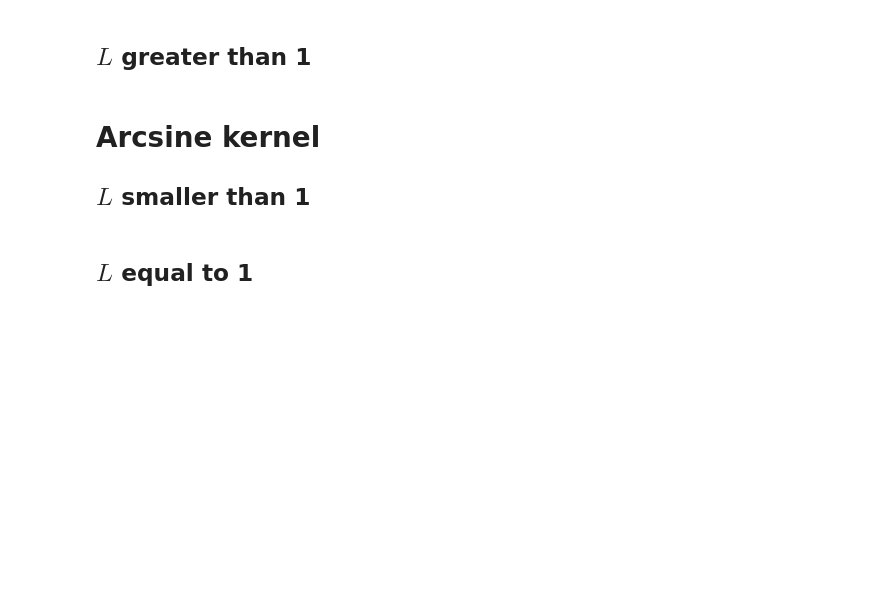
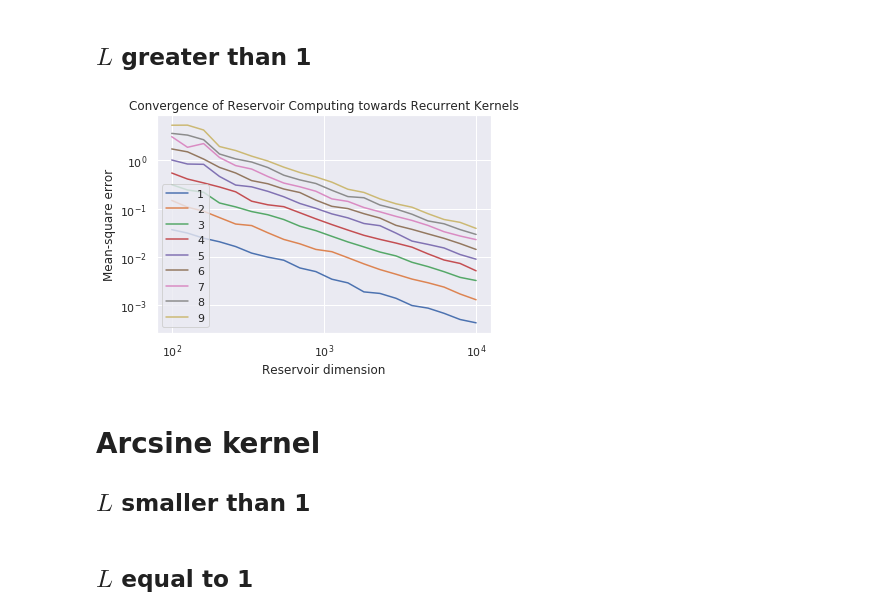
Before and after one commit to rubenohana/Reservoir-computing-kernels, a Jupyter notebook: convergence_lipschitz.ipynb, the cells around one changed output. Saved outputs shown, nothing was run; the diff lists cells and outputs as text; code cells hidden in the pictures; blank space fills up the shorter version.

```diff
--- a/convergence_lipschitz.ipynb
+++ b/convergence_lipschitz.ipynb
@@ -125,16 +139,21 @@ np.save('out/200521_conv_rc_lin_transition', error_transition)
 random_projection = 'gaussian'  # "gaussian" for RC, "structured" for SRC
 redraw = False  # to choose if weights are redrawn at each iteration
 
-n_rep = 40
+n_rep = 1
 input_len_range = np.arange(start=1, stop=10, step=1)
-n_res_range = np.logspace(2, 4, num=20, dtype=int)
-input_scale = .1  # scale of input in reservoir dynamics
-res_scale = 1  # scale of reservoir in dynamics
+input_dim = 100  # dimension of the time series, larger reduces the variance of the final result
+if random_projection == 'gaussian':
+    n_res_range = np.logspace(2, 4, num=20, dtype=int)
+elif random_projection == 'structured':
+    first_pow = 8
+    last_pow = 22  # 2**20 => ~10^6
+    n_res_range = np.logspace(first_pow, last_pow, num=last_pow-first_pow+1, base=2., dtype=int) - input_dim
+input_scale = 1  # scale of input in reservoir dynamics
+res_scale = 2  # scale of reservoir in dynamics
 n_input = 50 # number of time series, usually 50 is enough
-input_dim = 100  # dimension of the time series, larger reduces the variance of the final result
 
 loss = torch.nn.MSELoss()
-RK = RecKernel(function='linear', res_scale=res_scale, input_scale=input_scale, memory_efficient=False)
+RK = reckernel.RecKernel(function='linear', res_scale=res_scale, input_scale=input_scale, memory_efficient=False)
 
 error_chaos = torch.zeros(len(input_len_range), len(n_res_range), n_rep)
 for k in range(n_rep):
@@ -151,19 +170,21 @@ for k in range(n_rep):
 
             X_final = torch.zeros((n_input,n_res)).to(device)
             for n_in in range(n_input):
-                X = model.forward(input_data[n_in,:,:].reshape(input_len,input_dim), initial_state=initial_state).to(device)
+                X = model.forward(input_data[n_in,:,:].reshape(input_len,input_dim), initial_state=initial_states[n_in, :]).to(device)
                 X_final[n_in,:] = X[-1,:]
             K_hat = torch.matmul(X_final,X_final.t())
 
             error_chaos[j, i, k] = loss(K_hat,K)
 # %%
 # Plots
-ncurves = 5
+ncurves = 10
 plt.loglog(n_res_range, torch.mean(error_chaos, axis=2)[:ncurves, :].T)
 plt.legend(input_len_range[:ncurves])
 plt.title('Convergence of Reservoir Computing towards Recurrent Kernels')
 plt.xlabel('Reservoir dimension')
 plt.ylabel('Mean-square error');
+# %% [output]
+[figure, added]
 # %%
 # Don't forget to change the file name
 np.save('out/200521_conv_rc_lin_chaos', error_chaos)
```
Also changed, not shown: parts of 11 cells of this notebook, 3 other files.
